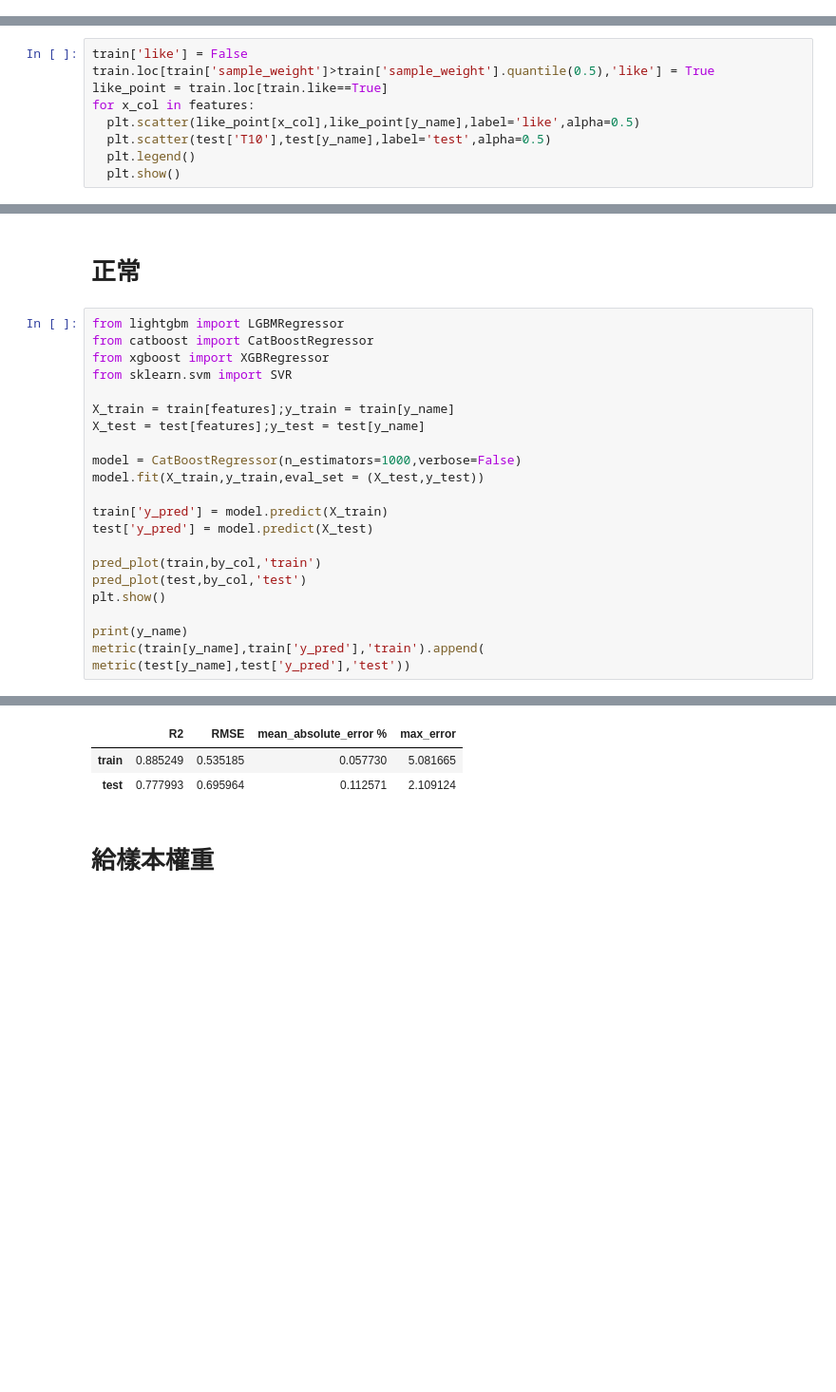
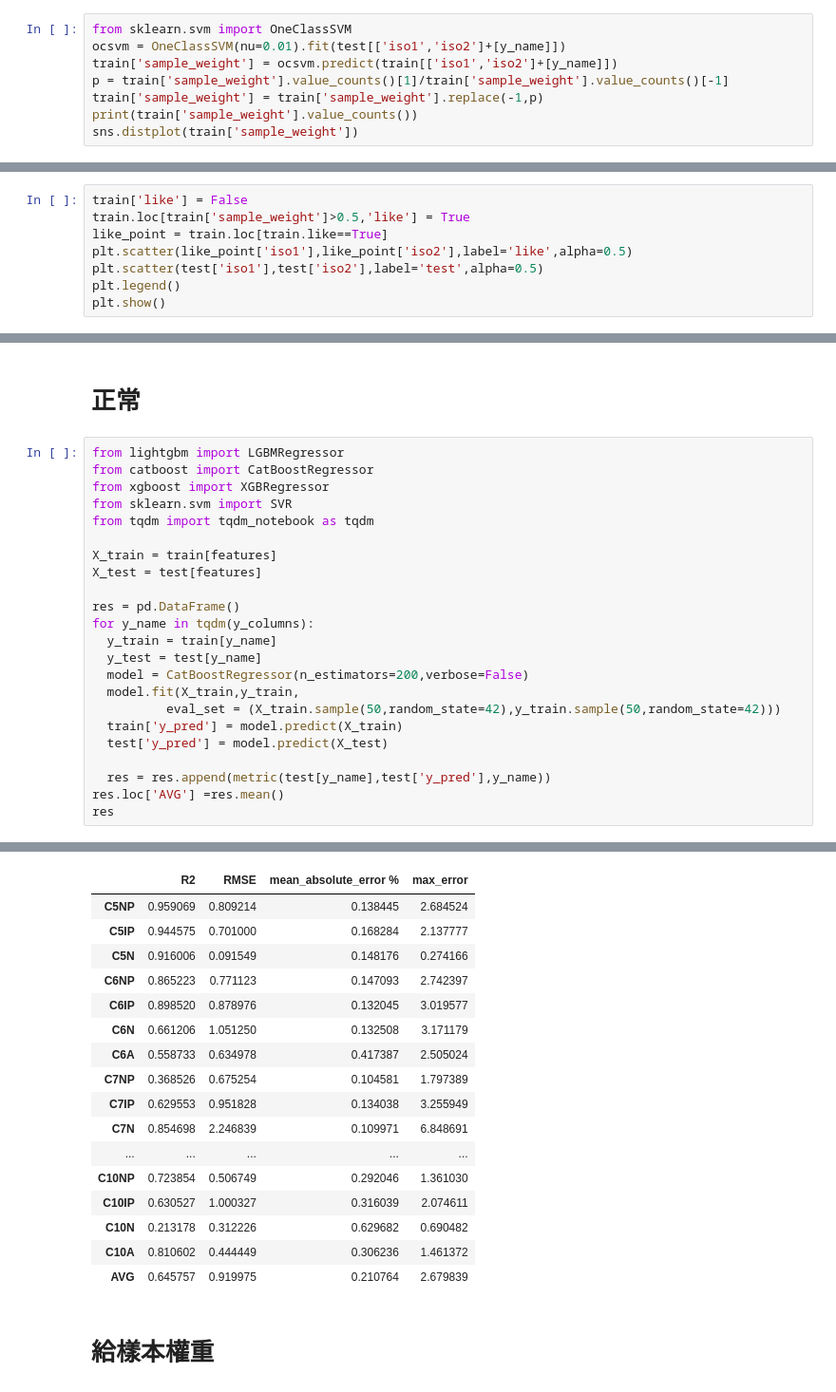
Before and after one commit to skywalker0803r/works, a Jupyter notebook: 計算樣本權重.ipynb, the cells around one changed output, grey strips where cells are left out. Shown at 95% size. Drawn from its saved outputs; the diff is of its cells as text; blank space fills up the shorter version.

```diff
--- a/計算樣本權重.ipynb
+++ b/計算樣本權重.ipynb
@@ -92,0 +130,8 @@ features = ['T10','T50','T90','N+A']
+# %%
+from sklearn.svm import OneClassSVM
+ocsvm = OneClassSVM(nu=0.01).fit(test[['iso1','iso2']+[y_name]])
+train['sample_weight'] = ocsvm.predict(train[['iso1','iso2']+[y_name]])
+p = train['sample_weight'].value_counts()[1]/train['sample_weight'].value_counts()[-1]
+train['sample_weight'] = train['sample_weight'].replace(-1,p)
+print(train['sample_weight'].value_counts())
+sns.distplot(train['sample_weight'])
@@ -108,10 +157,9 @@ sns.distplot(train['sample_weight'])
 # %%
 train['like'] = False
-train.loc[train['sample_weight']>train['sample_weight'].quantile(0.5),'like'] = True
+train.loc[train['sample_weight']>0.5,'like'] = True
 like_point = train.loc[train.like==True]
-for x_col in features:
-  plt.scatter(like_point[x_col],like_point[y_name],label='like',alpha=0.5)
-  plt.scatter(test['T10'],test[y_name],label='test',alpha=0.5)
-  plt.legend()
-  plt.show()
+plt.scatter(like_point['iso1'],like_point['iso2'],label='like',alpha=0.5)
+plt.scatter(test['iso1'],test['iso2'],label='test',alpha=0.5)
+plt.legend()
+plt.show()
 # %% [output]
@@ -151,21 +210,22 @@ from lightgbm import LGBMRegressor
 from catboost import CatBoostRegressor
 from xgboost import XGBRegressor
 from sklearn.svm import SVR
+from tqdm import tqdm_notebook as tqdm
 
-X_train = train[features];y_train = train[y_name]
-X_test = test[features];y_test = test[y_name]
+X_train = train[features]
+X_test = test[features]
 
-model = CatBoostRegressor(n_estimators=1000,verbose=False)
-model.fit(X_train,y_train,eval_set = (X_test,y_test))
+res = pd.DataFrame()
+for y_name in tqdm(y_columns):
+  y_train = train[y_name]
+  y_test = test[y_name]
+  model = CatBoostRegressor(n_estimators=200,verbose=False)
+  model.fit(X_train,y_train,
+          eval_set = (X_train.sample(50,random_state=42),y_train.sample(50,random_state=42)))
+  train['y_pred'] = model.predict(X_train)
+  test['y_pred'] = model.predict(X_test)
 
-train['y_pred'] = model.predict(X_train)
-test['y_pred'] = model.predict(X_test)
-
-pred_plot(train,by_col,'train')
-pred_plot(test,by_col,'test')
-plt.show()
-
-print(y_name)
-metric(train[y_name],train['y_pred'],'train').append(
-metric(test[y_name],test['y_pred'],'test'))
+  res = res.append(metric(test[y_name],test['y_pred'],y_name))
+res.loc['AVG'] =res.mean()
+res
 # %% [output]
@@ -174,6 +233,20 @@ C8A
 |  | R2 | RMSE | mean_absolute_error % | max_error |
-| train | 0.885249 | 0.535185 | 0.057730 | 5.081665 |
-| test | 0.777993 | 0.695964 | 0.112571 | 2.109124 |
+| C5NP | 0.959069 | 0.809214 | 0.138445 | 2.684524 |
+| C5IP | 0.944575 | 0.701000 | 0.168284 | 2.137777 |
+| C5N | 0.916006 | 0.091549 | 0.148176 | 0.274166 |
+| C6NP | 0.865223 | 0.771123 | 0.147093 | 2.742397 |
+| C6IP | 0.898520 | 0.878976 | 0.132045 | 3.019577 |
+| C6N | 0.661206 | 1.051250 | 0.132508 | 3.171179 |
+| C6A | 0.558733 | 0.634978 | 0.417387 | 2.505024 |
+| C7NP | 0.368526 | 0.675254 | 0.104581 | 1.797389 |
+| C7IP | 0.629553 | 0.951828 | 0.134038 | 3.255949 |
+| C7N | 0.854698 | 2.246839 | 0.109971 | 6.848691 |
+| ... | ... | ... | ... | ... |
+| C10NP | 0.723854 | 0.506749 | 0.292046 | 1.361030 |
+| C10IP | 0.630527 | 1.000327 | 0.316039 | 2.074611 |
+| C10N | 0.213178 | 0.312226 | 0.629682 | 0.690482 |
+| C10A | 0.810602 | 0.444449 | 0.306236 | 1.461372 |
+| AVG | 0.645757 | 0.919975 | 0.210764 | 2.679839 |
 # %% [markdown]
 # 給樣本權重
 # %%
```
Also changed, not shown: parts of 24 cells of this notebook.
